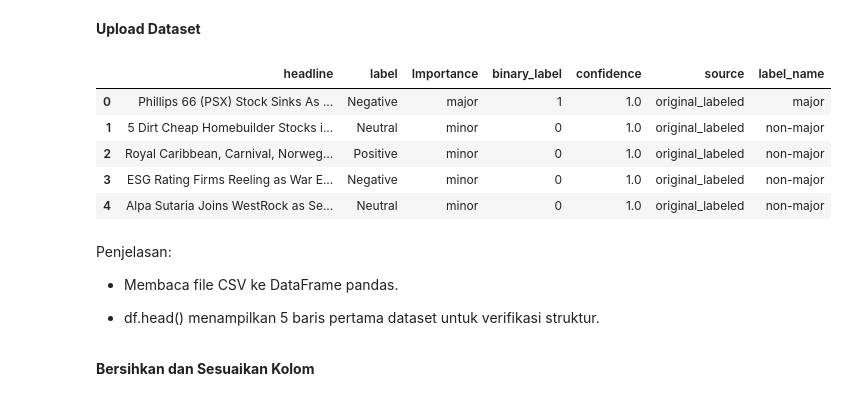
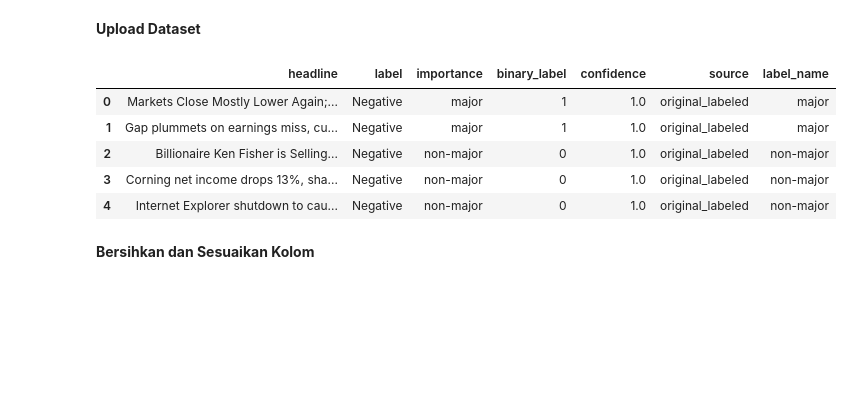
Before and after one commit to HenryGunadi/NLP-Major-Move, a Jupyter notebook: ml/notebooks/Multinomial_Logistic_Regression.ipynb, the cells around one changed output. Drawn from its saved outputs; the diff is of its cells as text; code cells hidden in the pictures; blank space fills up the shorter version.

```diff
--- a/ml/notebooks/Multinomial_Logistic_Regression.ipynb
+++ b/ml/notebooks/Multinomial_Logistic_Regression.ipynb
@@ -44,23 +17,14 @@ Digunakan karena kamu memprediksi dua label sekaligus:
 # %% [markdown]
 **Upload Dataset**
 # %%
-df = pd.read_csv("complete_labeled_dataset (1) - complete_labeled_dataset (1).csv")
+df = pd.read_csv("complete_labeled_dataset - complete_labeled_dataset.csv")
 df.head()
 # %% [output]
-|  | headline | label | Importance | binary_label | confidence | source | label_name |
-| 0 | Phillips 66 (PSX) Stock Sinks As ... | Negative | major | 1 | 1.0 | original_labeled | major |
-| 1 | 5 Dirt Cheap Homebuilder Stocks i... | Neutral | minor | 0 | 1.0 | original_labeled | non-major |
-| 2 | Royal Caribbean, Carnival, Norweg... | Positive | minor | 0 | 1.0 | original_labeled | non-major |
-| 3 | ESG Rating Firms Reeling as War E... | Negative | minor | 0 | 1.0 | original_labeled | non-major |
-| 4 | Alpa Sutaria Joins WestRock as Se... | Neutral | minor | 0 | 1.0 | original_labeled | non-major |
+|  | headline | label | importance | binary_label | confidence | source | label_name |
+| 0 | Markets Close Mostly Lower Again;... | Negative | major | 1 | 1.0 | original_labeled | major |
+| 1 | Gap plummets on earnings miss, cu... | Negative | major | 1 | 1.0 | original_labeled | major |
+| 2 | Billionaire Ken Fisher is Selling... | Negative | non-major | 0 | 1.0 | original_labeled | non-major |
+| 3 | Corning net income drops 13%, sha... | Negative | non-major | 0 | 1.0 | original_labeled | non-major |
+| 4 | Internet Explorer shutdown to cau... | Negative | non-major | 0 | 1.0 | original_labeled | non-major |
-# %% [markdown]
-Penjelasan:
-
-
-
-
-*   Membaca file CSV ke DataFrame pandas.
-
-*   df.head() menampilkan 5 baris pertama dataset untuk verifikasi struktur.
 # %% [markdown]
 **Bersihkan dan Sesuaikan Kolom**
```
Also changed, not shown: parts of 17 cells of this notebook.
